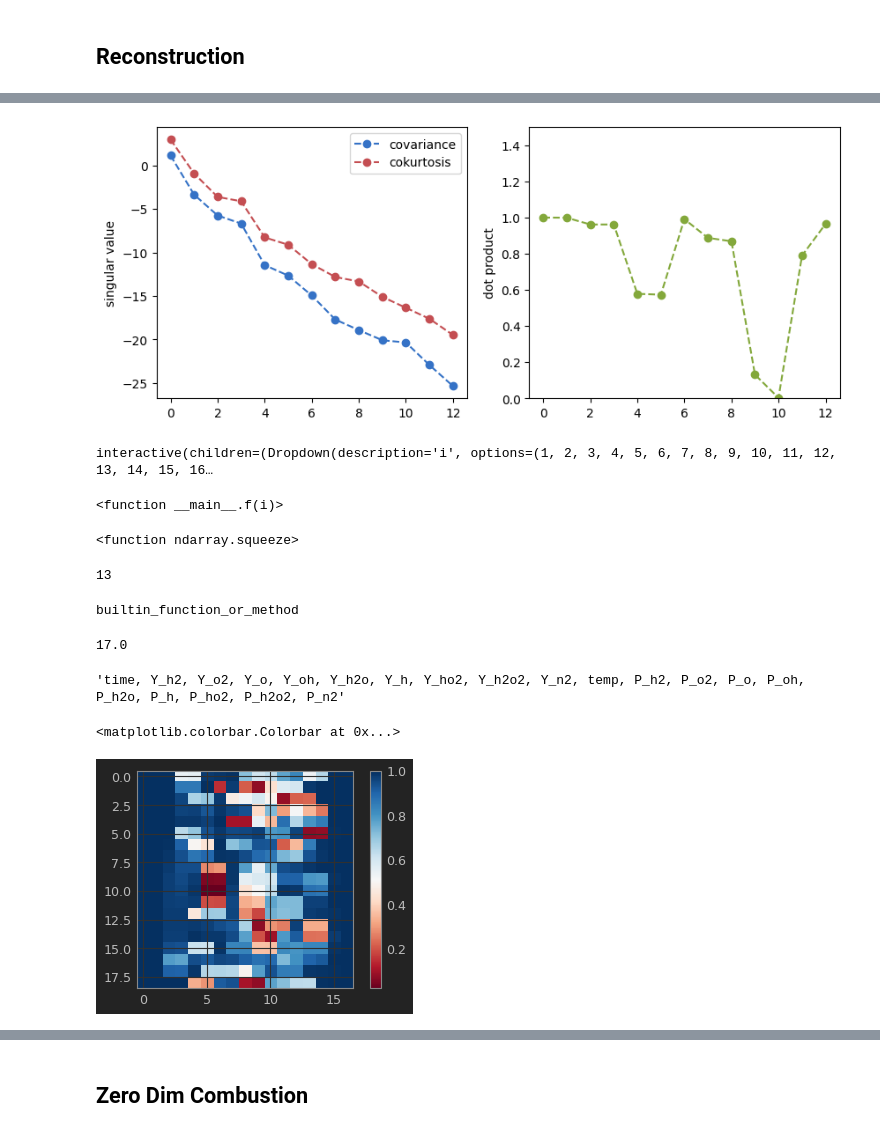
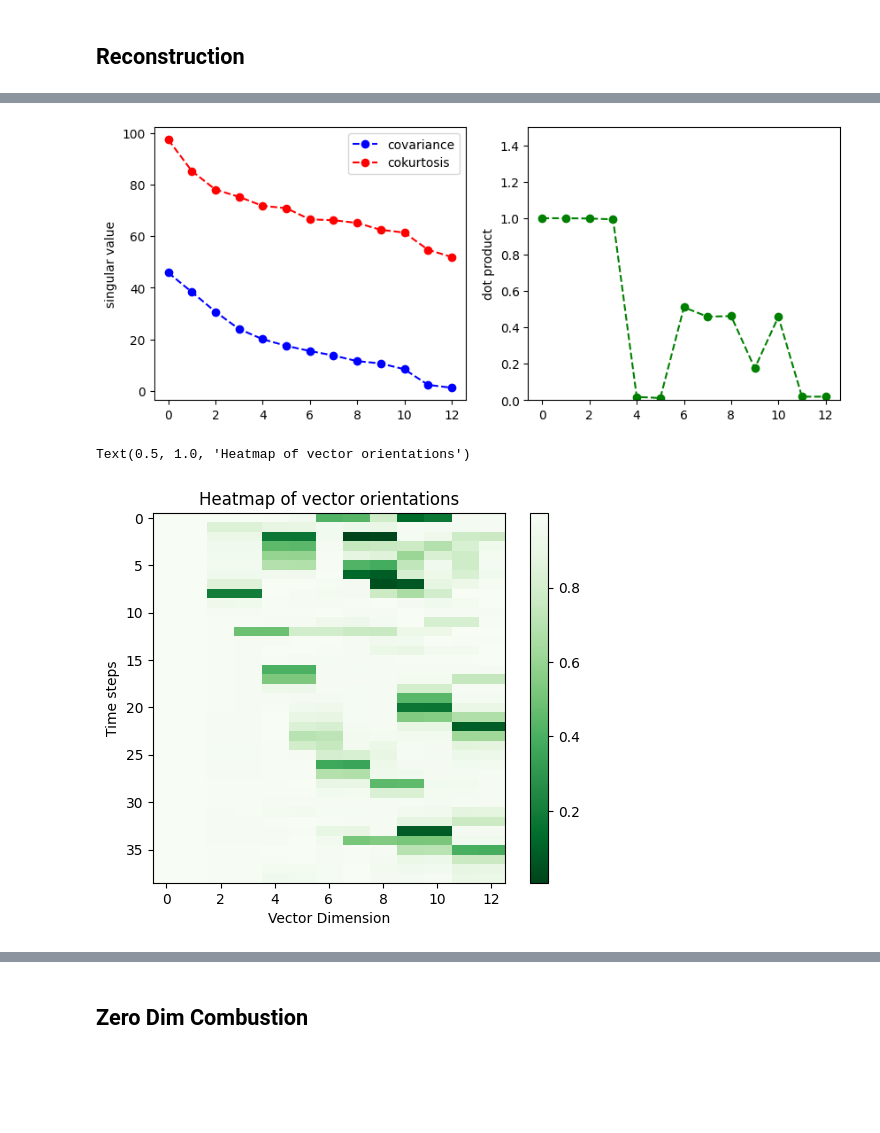
Before and after one commit to kulkarnisp/dim-red, a Jupyter notebook: examples/combust_data.ipynb, the cells around one changed output, grey strips where cells are left out. Saved outputs shown, nothing was run; the diff lists cells and outputs as text; code cells hidden in the pictures; blank space fills up the shorter version.

```diff
--- a/examples/combust_data.ipynb
+++ b/examples/combust_data.ipynb
@@ -120,0 +101,3 @@ ndat.shape
+# %%
+mdat = data[:,:,:13]
+print(mdat.shape)
@@ -121,5 +106,5 @@ ndat.shape
 # %%
-fdat = ndat[50].T
+fdat = mdat[50]
 
 s1,u1 = eigens(fdat)
 s2,u2 = eigens(fdat,co_kurtosis)
@@ -154,7 +134,7 @@ preprocess = lambda dat : np.array([MinMaxScalar(x) for x in dat])
 # %%
 def f(i):
 #     x = bigDat[i].values
-    x = preprocess(ndat[i]).T
+    x = preprocess(mdat[i].T).T
     s1,u1 = eigens(x)
     s2,u2 = eigens(x,co_kurtosis)
 
@@ -162,20 +142,12 @@ def f(i):
 
 f(20)
 # %% [output]
-[figure, old version]
+[figure, new version]
-# %%
-interact(f,i=range(1,201))
-# %% [output]
-interactive(children=(Dropdown(description='i', options=(1, 2, 3, 4, 5, 6, 7, 8, 9, 10, 11, 12, 13, 14, 15, 16…
-<function __main__.f(i)>
-# %%
-arr.squeeze
-# %% [output]
-<function ndarray.squeeze>
 # %%
+from tqdm import tqdm
 totalDots = []
-for i in range(40):
-    x = preprocess(ndat[4*i+5]).T
+for i in tqdm(range(40)):
+    x = preprocess(mdat[4*i+5].T).T
 
     s1,u1 = eigens(x)
     s2,u2 = eigens(x,co_kurtosis)
@@ -192,8 +156,0 @@ info = imp.load_source('variables','../datasets/methane/variables.txt')
-# %%
-info.fnameoffset
-# %% [output]
-13
-# %%
-vars.__class__
-# %% [output]
-builtin_function_or_method
@@ -202,17 +157,12 @@ arr = np.fromfile('../datasets/methane/autoignition.1.5000E-05.field.mpi')
-# %%
-arr.shape[0]/1024
-# %% [output]
-17.0
-# %%
-dat.vars
-# %% [output]
-'time, Y_h2, Y_o2, Y_o, Y_oh, Y_h2o, Y_h, Y_ho2, Y_h2o2, Y_n2, temp, P_h2, P_o2, P_o, P_oh, P_h2o, P_h, P_ho2, P_h2o2, P_n2'
 # %%
-plt.imshow(totalDots[:-1],cmap="RdBu",aspect=0.9)
+plt.imshow(totalDots[:-1],cmap="Greens_r",aspect=0.35)
 plt.colorbar()
+plt.xlabel("Vector Dimension")
+plt.ylabel("Time steps")
+plt.title("Heatmap of vector orientations")
 # %% [output]
-<matplotlib.colorbar.Colorbar at 0x...>
+Text(0.5, 1.0, 'Heatmap of vector orientations')
-[figure, old version]
+[figure, new version]
 # %%
 plt.imshow(totalDots[:-1],cmap="Greens_r",aspect=0.35)
 plt.colorbar()
```
Also changed, not shown: parts of 17 cells of this notebook.
